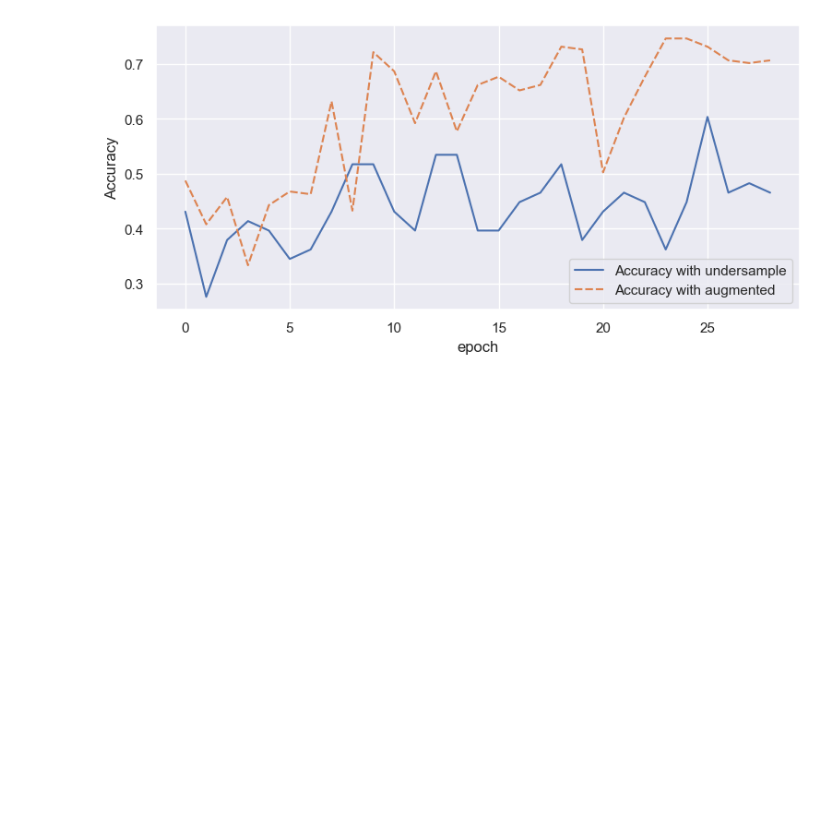
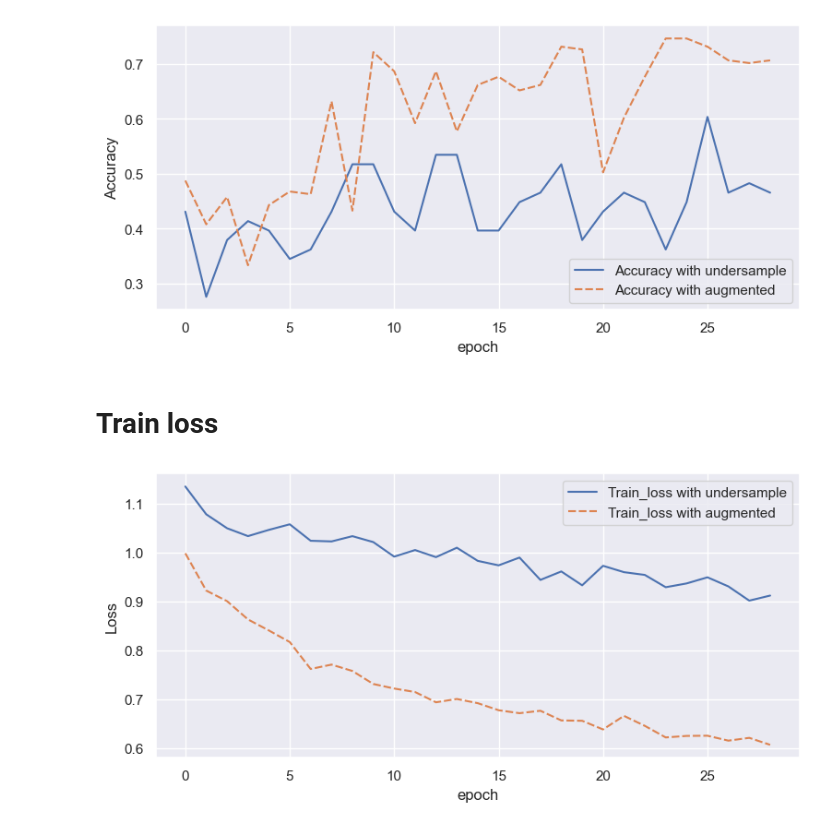
Before and after one commit to leosousa200/RetinopathyAlgorithm, a Jupyter notebook: TL_evaluation.ipynb, the cells around one changed output. Drawn from its saved outputs; the diff is of its cells as text; code cells hidden in the pictures; blank space fills up the shorter version.

```diff
--- a/TL_evaluation.ipynb
+++ b/TL_evaluation.ipynb
@@ -13,7 +13,7 @@ sns.set_theme(style="darkgrid")
 df_under = pd.read_csv('./logger/trainlog_transferlearning_under.csv')
 df_under.rename(columns = {'categorical_accuracy': 'Train under',
                           'val_categorical_accuracy': 'Accuracy with undersample',
-                          'loss': 'train_loss under'},
+                          'loss': 'Loss with undersample'},
                            inplace = True )
 
 print(df_under.head())
@@ -37,7 +42,7 @@ print(df_under.tail())
 df_aug = pd.read_csv('./logger/trainlog_transferlearning_aug.csv')
 df_aug.rename(columns = {'categorical_accuracy': 'Train aug',
                           'val_categorical_accuracy': 'Accuracy with augmented',
-                          'loss': 'train_loss aug'},
+                          'loss': 'Loss with augmented'},
                            inplace = True )
 # join the two tf models
 df = pd.concat([df_under, df_aug])
@@ -57,3 +64,21 @@ plt.legend()  # Mostra a legenda com os rótulos
 plt.show()
 # %% [output]
 [figure]
+# %% [markdown]
+# Train loss
+# %%
+fig3, ax3 = plt.subplots(figsize=(9, 4))
+
+# Plotando a linha de df_1
+sns.lineplot(data=df[['Loss with undersample','Loss with augmented']], ax=ax3, linestyle='dotted')
+
+# Plotando a linha de df_2
+#ns.lineplot(data=df_aug[['Val']], ax=ax2)
+
+# Configurando o gráfico
+ax3.set_xlabel('epoch')
+ax3.set_ylabel('Loss')
+plt.legend()  # Mostra a legenda com os rótulos
+plt.show()
+# %% [output]
+[figure, added]
```
Also changed, not shown: parts of 2 cells of this notebook.
